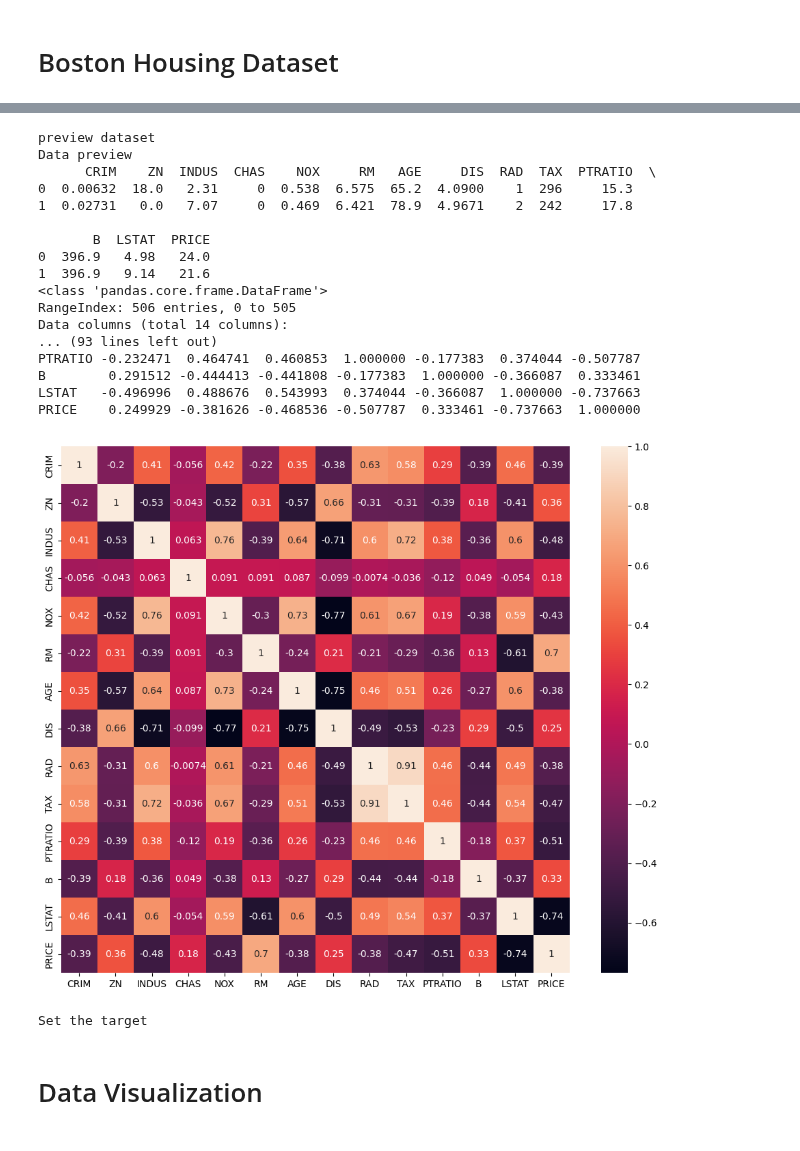
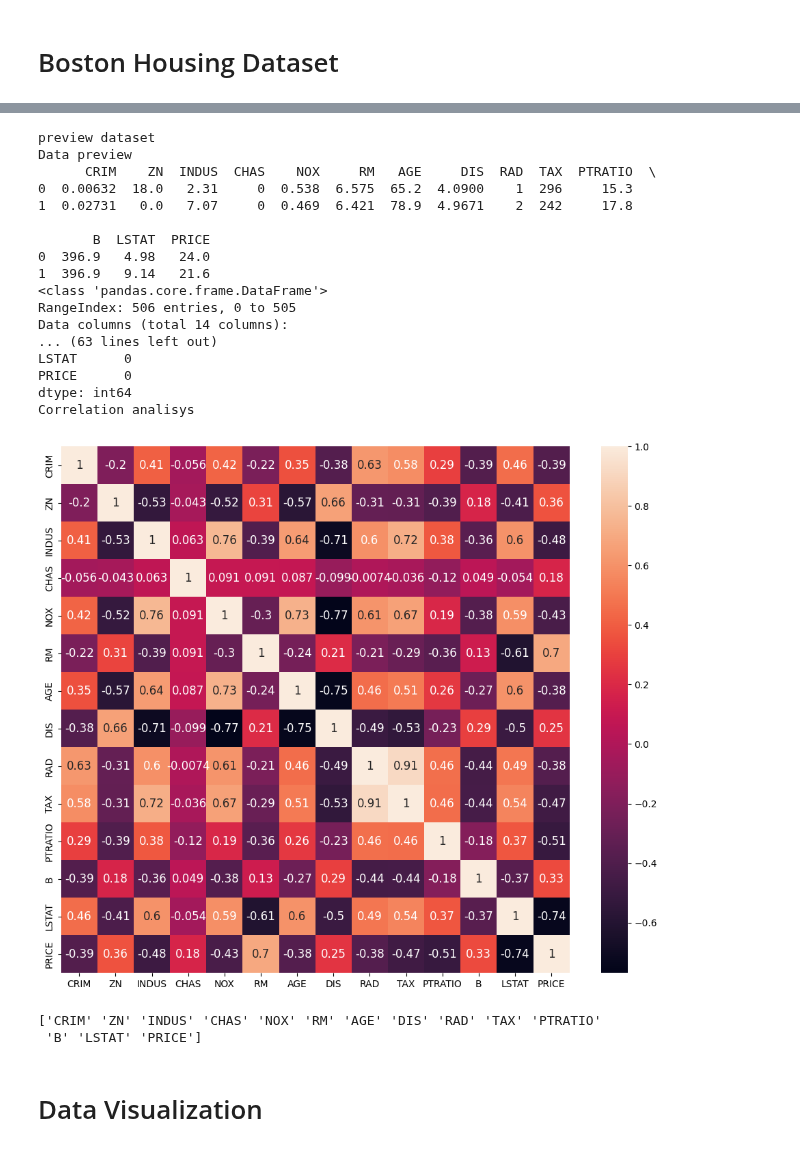
Before and after one commit to Undersk0re/machine-learning-course, a Jupyter notebook: Example/analitycs/03-boston_housing.ipynb, the cells around one changed output, grey strips where cells are left out. Drawn from its saved outputs; the diff is of its cells as text; code cells hidden in the pictures.

```diff
--- a/Example/analitycs/03-boston_housing.ipynb
+++ b/Example/analitycs/03-boston_housing.ipynb
@@ -38,16 +131,5 @@ MEDV = price median value of owner-occupied homes in $1000s
 # %%
-# crim nessuno vuole vivere nei ghetti dei criminali
-# varialtri parametri
-# DIS distanza dalle prime fabbriche
-# RAD distanza da superstrada
-# numero insegnanti elevato
-# BLACK numero dei neri (controverso) stato tolto
 
-
-import numpy as np
-import pandas as pd
-import seaborn as sns
-import matplotlib.pyplot as plt
 
 url='https://frenzy86.s3.eu-west-2.amazonaws.com/IFAO/boston_houses.csv'
 path="03-boston_houses.csv"
@@ -60,45 +142,48 @@ df = pd.read_csv(path)
 
 df.rename(columns={'MEDV': 'PRICE'}, inplace=True) #preview
 
 print("Data preview")
 print(df.head(preview_window))
 print(df.info())
 print(df.describe().T)
+print('')
 print(df.isnull().sum())
 
 
 if __plot__:
     print("Pairplot")
     sns.pairplot(df,hue='AGE' , height=2);
     plt.show()
 
 
+print("Correlation analisys")
+corrmat = df.corr()
+plt.figure(figsize = (12, 10))
+sns.heatmap(corrmat, annot = True, annot_kws={'size': 12});
+plt.show()
 
-print("Correlation analisys")
-print(df.corr())
-plt.figure(figsize = (12, 10))
-sns.heatmap(df.corr(),annot=True);
-plt.show()
+print(corrmat.index.values)
 # %% [output]
 preview dataset
 Data preview
       CRIM    ZN  INDUS  CHAS    NOX     RM   AGE     DIS  RAD  TAX  PTRATIO  \
 0  0.00632  18.0   2.31     0  0.538  6.575  65.2  4.0900    1  296     15.3
 1  0.02731   0.0   7.07     0  0.469  6.421  78.9  4.9671    2  242     17.8
 
        B  LSTAT  PRICE
 0  396.9   4.98   24.0
 1  396.9   9.14   21.6
 <class 'pandas.core.frame.DataFrame'>
 RangeIndex: 506 entries, 0 to 505
 Data columns (total 14 columns):
-... (93 lines left out)
-PTRATIO -0.232471  0.464741  0.460853  1.000000 -0.177383  0.374044 -0.507787
-B        0.291512 -0.444413 -0.441808 -0.177383  1.000000 -0.366087  0.333461
-LSTAT   -0.496996  0.488676  0.543993  0.374044 -0.366087  1.000000 -0.737663
-PRICE    0.249929 -0.381626 -0.468536 -0.507787  0.333461 -0.737663  1.000000
+... (63 lines left out)
+LSTAT      0
+PRICE      0
+dtype: int64
+Correlation analisys
-[figure, old version]
+[figure, new version]
-Set the target
+['CRIM' 'ZN' 'INDUS' 'CHAS' 'NOX' 'RM' 'AGE' 'DIS' 'RAD' 'TAX' 'PTRATIO'
+ 'B' 'LSTAT' 'PRICE']
 # %% [markdown]
 # Data Visualization
 # %% [markdown]
```
Also changed, not shown: parts of 63 cells of this notebook, 1 other file.
